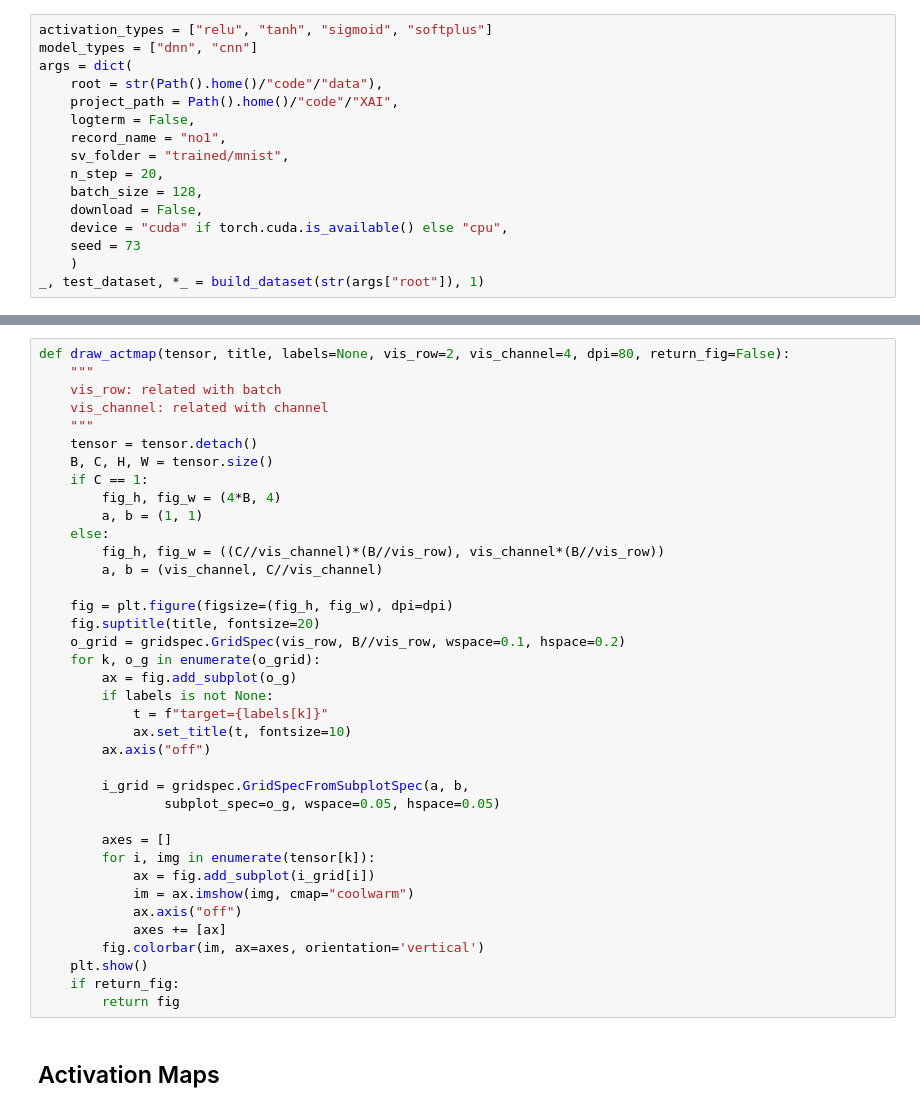
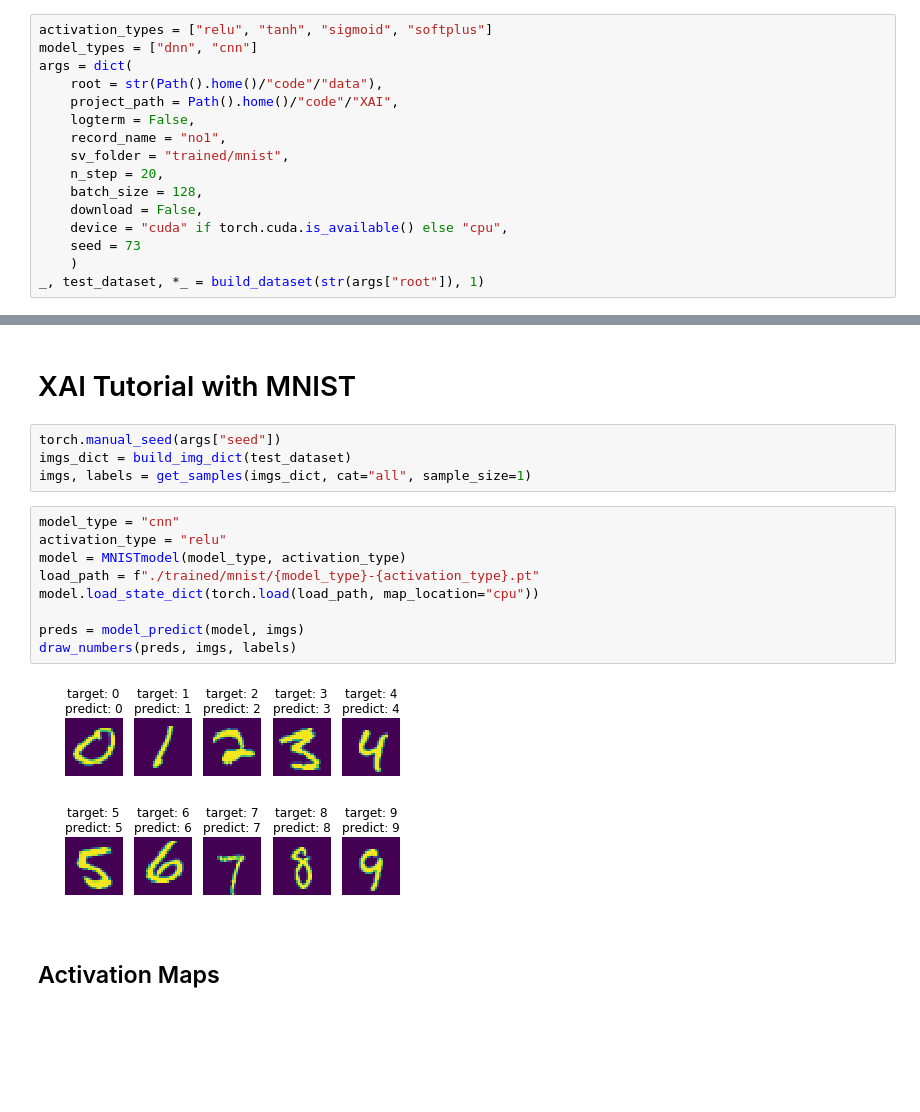
Before and after one commit to simonjisu/XAI, a Jupyter notebook: XAI.ipynb, the cells around one changed output, grey strips where cells are left out. Drawn from its saved outputs; the diff is of its cells as text; blank space fills up the shorter version.

```diff
--- a/XAI.ipynb
+++ b/XAI.ipynb
@@ -103,41 +35,20 @@ plt.show()
-# %%
-def draw_actmap(tensor, title, labels=None, vis_row=2, vis_channel=4, dpi=80, return_fig=False):
-    """
-    vis_row: related with batch
-    vis_channel: related with channel
-    """
-    tensor = tensor.detach()
-    B, C, H, W = tensor.size()
-    if C == 1:
-        fig_h, fig_w = (4*B, 4)
-        a, b = (1, 1)
-    else:
-        fig_h, fig_w = ((C//vis_channel)*(B//vis_row), vis_channel*(B//vis_row))
-        a, b = (vis_channel, C//vis_channel)
-
-    fig = plt.figure(figsize=(fig_h, fig_w), dpi=dpi)
-    fig.suptitle(title, fontsize=20)
-    o_grid = gridspec.GridSpec(vis_row, B//vis_row, wspace=0.1, hspace=0.2)
-    for k, o_g in enumerate(o_grid):
-        ax = fig.add_subplot(o_g)
-        if labels is not None:
-            t = f"target={labels[k]}"
-            ax.set_title(t, fontsize=10)
-        ax.axis("off")
-
-        i_grid = gridspec.GridSpecFromSubplotSpec(a, b,
-                subplot_spec=o_g, wspace=0.05, hspace=0.05)
-
-        axes = []
-        for i, img in enumerate(tensor[k]):
-            ax = fig.add_subplot(i_grid[i])
-            im = ax.imshow(img, cmap="coolwarm")
-            ax.axis("off")
-            axes += [ax]
-        fig.colorbar(im, ax=axes, orientation='vertical')
-    plt.show()
-    if return_fig:
-        return fig
+# %% [markdown]
+# XAI Tutorial with MNIST
+# %%
+torch.manual_seed(args["seed"])
+imgs_dict = build_img_dict(test_dataset)
+imgs, labels = get_samples(imgs_dict, cat="all", sample_size=1)
+# %%
+model_type = "cnn"
+activation_type = "relu"
+model = MNISTmodel(model_type, activation_type)
+load_path = f"./trained/mnist/{model_type}-{activation_type}.pt"
+model.load_state_dict(torch.load(load_path, map_location="cpu"))
+
+preds = model_predict(model, imgs)
+draw_numbers(preds, imgs, labels)
+# %% [output]
+[figure, added]
 # %% [markdown]
 ## Activation Maps
 # %%
```
Also changed, not shown: parts of 51 cells of this notebook, 8 other files.
